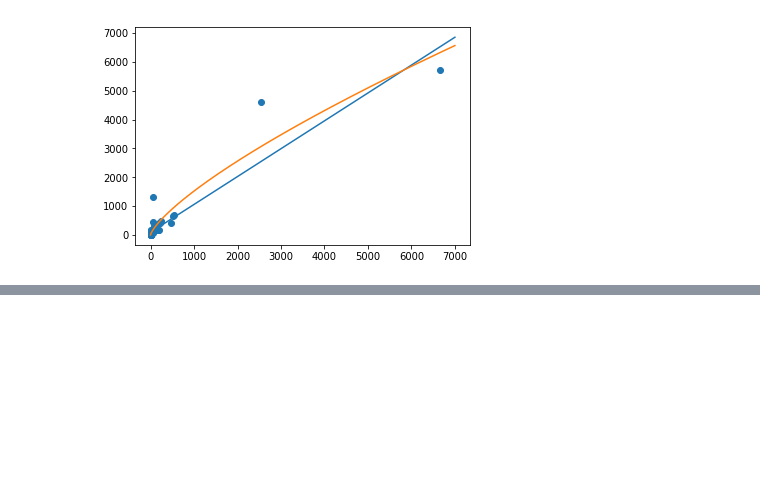
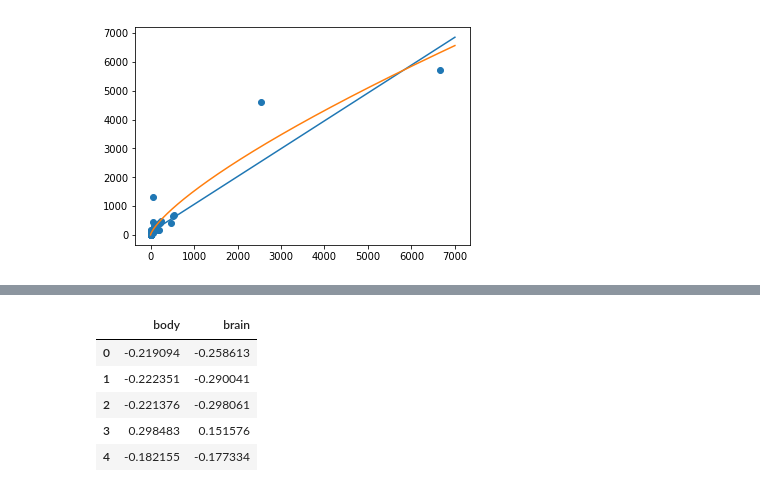
Before and after one commit to giacman/DataScienceAnalyticsPython, a Jupyter notebook: notebooks/02-regression.ipynb, the cells around one changed output, grey strips where cells are left out. Cells and saved outputs as stored; diff of their text form; code cells hidden in the pictures; blank space fills up the shorter version.

```diff
--- a/notebooks/02-regression.ipynb
+++ b/notebooks/02-regression.ipynb
@@ -211,2 +233,15 @@ plt.show()
 # %%
 # Z-Score Scaling
+# %%
+scaler2 = preprocessing.StandardScaler()
+mammals_std = pd.DataFrame(scaler2.fit_transform(mammals[['body','brain']]),
+                          columns = ['body','brain'])
+# %%
+mammals_std.head()
+# %% [output]
+|  | body | brain |
+| 0 | -0.219094 | -0.258613 |
+| 1 | -0.222351 | -0.290041 |
+| 2 | -0.221376 | -0.298061 |
+| 3 | 0.298483 | 0.151576 |
+| 4 | -0.182155 | -0.177334 |
```
Also changed, not shown: parts of 34 cells of this notebook.
